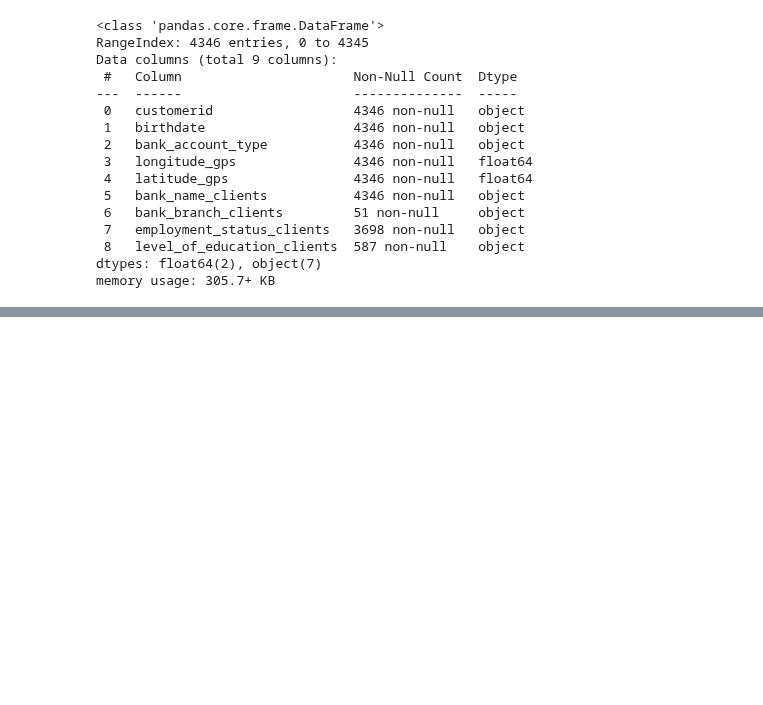
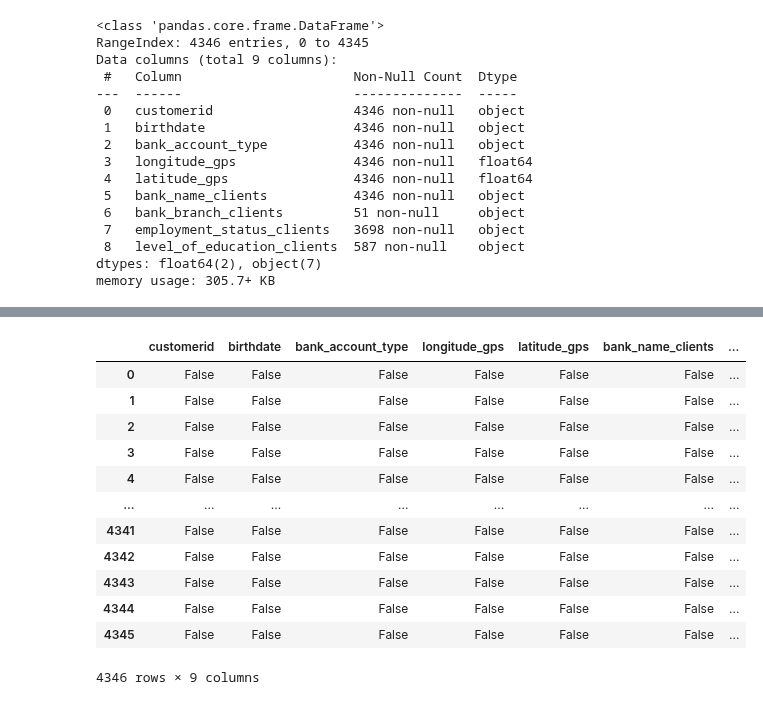
Before and after one commit to KWERA/Eulers_Loan_Prediction, a Jupyter notebook: LOAN_FRAUD_DETECTION.ipynb, the cells around one changed output, grey strips where cells are left out. Drawn from its saved outputs; the diff is of its cells as text; code cells hidden in the pictures; blank space fills up the shorter version.

```diff
--- a/LOAN_FRAUD_DETECTION.ipynb
+++ b/LOAN_FRAUD_DETECTION.ipynb
@@ -44,0 +47,16 @@ df1.tail(3)
+# %%
+df1.isnull()
+# %% [output]
+|  | customerid | birthdate | bank_account_type | longitude_gps | latitude_gps | bank_name_clients | ... |
+| 0 | False | False | False | False | False | False | ... |
+| 1 | False | False | False | False | False | False | ... |
+| 2 | False | False | False | False | False | False | ... |
+| 3 | False | False | False | False | False | False | ... |
+| 4 | False | False | False | False | False | False | ... |
+| ... | ... | ... | ... | ... | ... | ... | ... |
+| 4341 | False | False | False | False | False | False | ... |
+| 4342 | False | False | False | False | False | False | ... |
+| 4343 | False | False | False | False | False | False | ... |
+| 4344 | False | False | False | False | False | False | ... |
+| 4345 | False | False | False | False | False | False | ... |
+4346 rows × 9 columns
```
Also changed, not shown: parts of 4 cells of this notebook.
